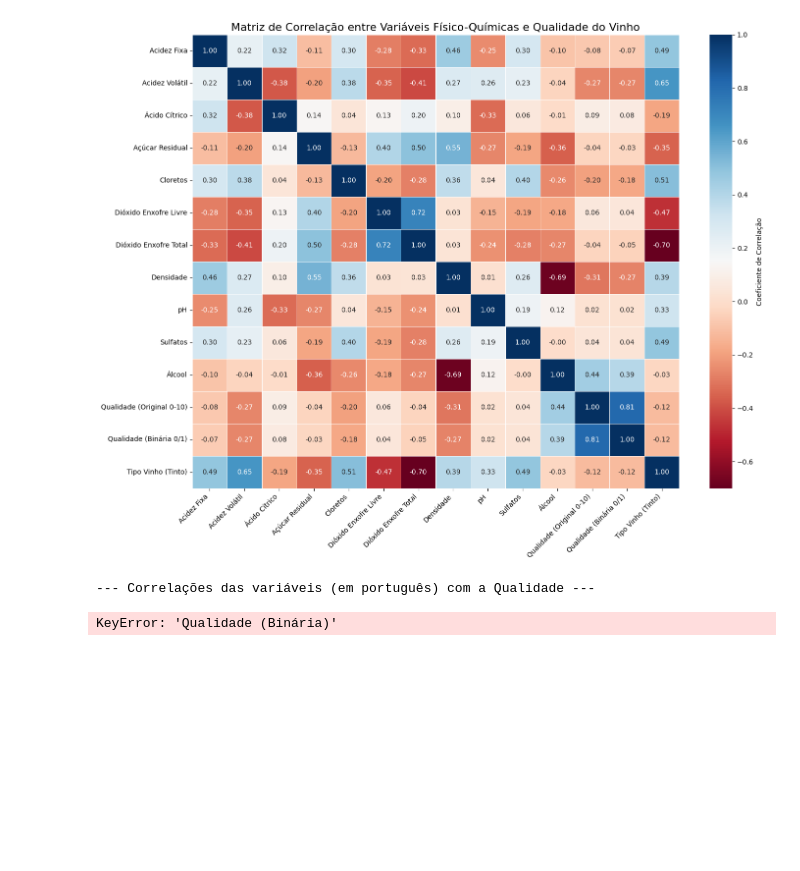
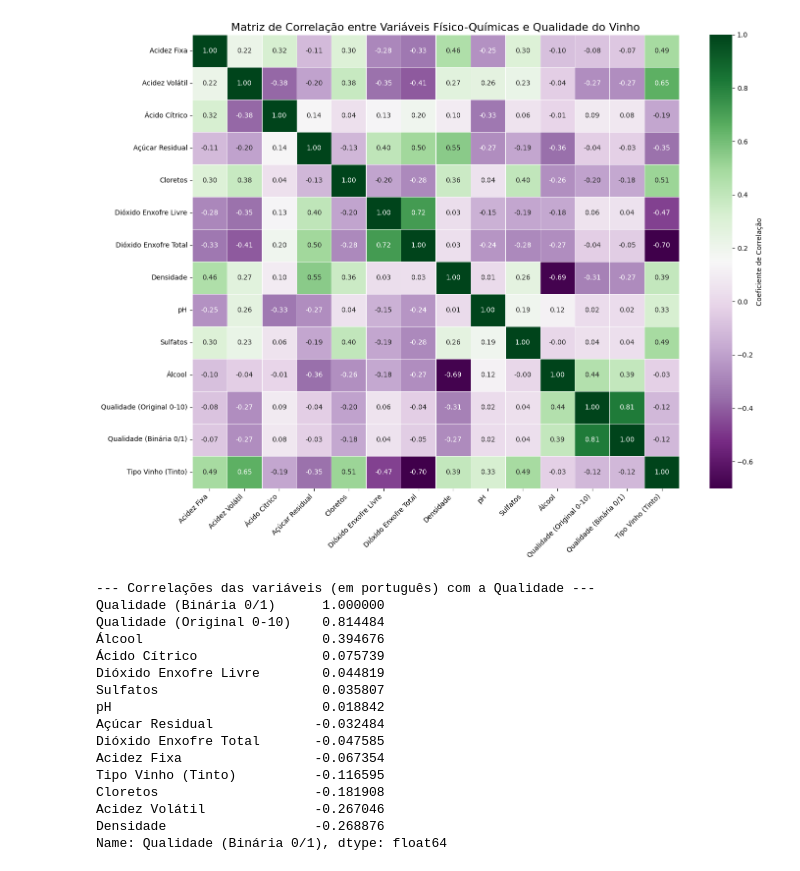
Before and after one commit to BMateusSs/Projeto-PSI3, a Jupyter notebook: exploraty_analysis_wine_quality.ipynb, the cells around one changed output. Saved outputs shown, nothing was run; the diff lists cells and outputs as text; code cells hidden in the pictures; blank space fills up the shorter version.

```diff
--- a/exploraty_analysis_wine_quality.ipynb
+++ b/exploraty_analysis_wine_quality.ipynb
@@ -121,60 +125,65 @@ Passing `palette` without assigning `hue` is deprecated and will be removed in v
 # %%
 # --- 3.1 Matriz de Correlação entre Variáveis e Qualidade (Aprimorada) ---
 
-# --- NOVIDADE: Mapeamento de nomes de colunas de Inglês para Português ---
+# Mapeamento de nomes de colunas de Inglês para Português
 column_translation = {
     'fixed acidity': 'Acidez Fixa',
     'volatile acidity': 'Acidez Volátil',
     'citric acid': 'Ácido Cítrico',
     'residual sugar': 'Açúcar Residual',
     'chlorides': 'Cloretos',
     'free sulfur dioxide': 'Dióxido Enxofre Livre',
     'total sulfur dioxide': 'Dióxido Enxofre Total',
     'density': 'Densidade',
     'pH': 'pH',
     'sulphates': 'Sulfatos',
     'alcohol': 'Álcool',
-    'quality': 'Qualidade (Original 0-10)',      # NOVIDADE: Nome explícito para a qualidade original
-    'good_quality': 'Qualidade (Binária 0/1)', # NOVIDADE: Nome explícito para a qualidade binária
+    'quality': 'Qualidade (Original 0-10)',
+    'good_quality': 'Qualidade (Binária 0/1)',
 }
 
-# Criar uma cópia do DataFrame para aplicar as transformações de nome e OHE
+# Criar uma cópia do DataFrame e realizar One-Hot Encoding para 'type'
 df_corr_plot = df_wine.copy()
-
-# Realizar One-Hot Encoding para a coluna 'type' na cópia do DataFrame
-# Isso é necessário para que 'type_tinto' (ou 'type_branco') seja incluído na correlação numérica.
-# df_wine['type'] já foi traduzido para 'tinto'/'branco' na Célula 1.
 df_corr_plot = pd.get_dummies(df_corr_plot, columns=['type'], drop_first=True, dtype=int)
 
-# --- NOVIDADE: Identificar dinamicamente e renomear a coluna do tipo de vinho OHE ---
-# Se 'type_tinto' for a coluna gerada (porque 'branco' foi dropado por ordem alfabética)
+# Renomear 'type_tinto' para português se existir
 if 'type_tinto' in df_corr_plot.columns:
     column_translation['type_tinto'] = 'Tipo Vinho (Tinto)'
-# Se, por alguma razão, 'type_branco' for a coluna gerada, também podemos mapear
-elif 'type_branco' in df_corr_plot.columns:
+elif 'type_branco' in df_corr_plot.columns: # Caso o One-Hot Encoding gere 'type_branco'
     column_translation['type_branco'] = 'Tipo Vinho (Branco)'
 
-# Renomear as colunas do DataFrame usando o dicionário de tradução
 df_corr_plot.rename(columns=column_translation, inplace=True)
-
 
 # Calcular a matriz de correlação no DataFrame com colunas renomeadas
 correlation_matrix_portuguese = df_corr_plot.corr()
 
-# --- Aumentar o tamanho da figura e usar paleta de cores temática ---
-plt.figure(figsize=(16, 12)) # Tamanho maior para os quadrados e números ficarem legíveis
-sns.heatmap(correlation_matrix_portuguese, annot=True, cmap='RdBu', fmt=".2f", linewidths=.5, cbar_kws={'label': 'Coeficiente de Correlação'})
-# 'RdBu' é uma paleta divergente clássica (Vermelho-Azul), com vermelho para correlação positiva
-# e azul para correlação negativa.
+# --- NOVIDADE: Aumentar o tamanho da figura e usar paleta de cores 'PRGn' ---
+plt.figure(figsize=(16, 12))
+sns.heatmap(correlation_matrix_portuguese, annot=True, cmap='PRGn', fmt=".2f", linewidths=.5, cbar_kws={'label': 'Coeficiente de Correlação'})
+# 'PRGn' (Purple-Green) é uma paleta divergente onde o VERDE indica correlação positiva
+# e o ROXO/MAGENTA indica correlação negativa. Isso evita o uso de vermelho para positivo.
 plt.title('Matriz de Correlação entre Variáveis Físico-Químicas e Qualidade do Vinho', fontsize=16)
-plt.xticks(rotation=45, ha='right', fontsize=10) # Rotação e tamanho da fonte para os rótulos do eixo X
-plt.yticks(rotation=0, fontsize=10) # Tamanho da fonte para os rótulos do eixo Y
+plt.xticks(rotation=45, ha='right', fontsize=10)
+plt.yticks(rotation=0, fontsize=10)
 plt.show()
 
 print("\n--- Correlações das variáveis (em português) com a Qualidade ---")
-# Ordenar pela correlação com a 'Qualidade (Binária)' para ver as mais determinantes
-print(correlation_matrix_portuguese['Qualidade (Binária)'].sort_values(ascending=False))
+print(correlation_matrix_portuguese['Qualidade (Binária 0/1)'].sort_values(ascending=False))
 # %% [output]
-[figure, old version]
+[figure, new version]
 --- Correlações das variáveis (em português) com a Qualidade ---
+Qualidade (Binária 0/1)      1.000000
+Qualidade (Original 0-10)    0.814484
+Álcool                       0.394676
+Ácido Cítrico                0.075739
+Dióxido Enxofre Livre        0.044819
+Sulfatos                     0.035807
+pH                           0.018842
+Açúcar Residual             -0.032484
+Dióxido Enxofre Total       -0.047585
+Acidez Fixa                 -0.067354
+Tipo Vinho (Tinto)          -0.116595
+Cloretos                    -0.181908
+Acidez Volátil              -0.267046
+Densidade                   -0.268876
+Name: Qualidade (Binária 0/1), dtype: float64
-KeyError: 'Qualidade (Binária)'
```
Also changed, not shown: parts of 9 cells of this notebook.
